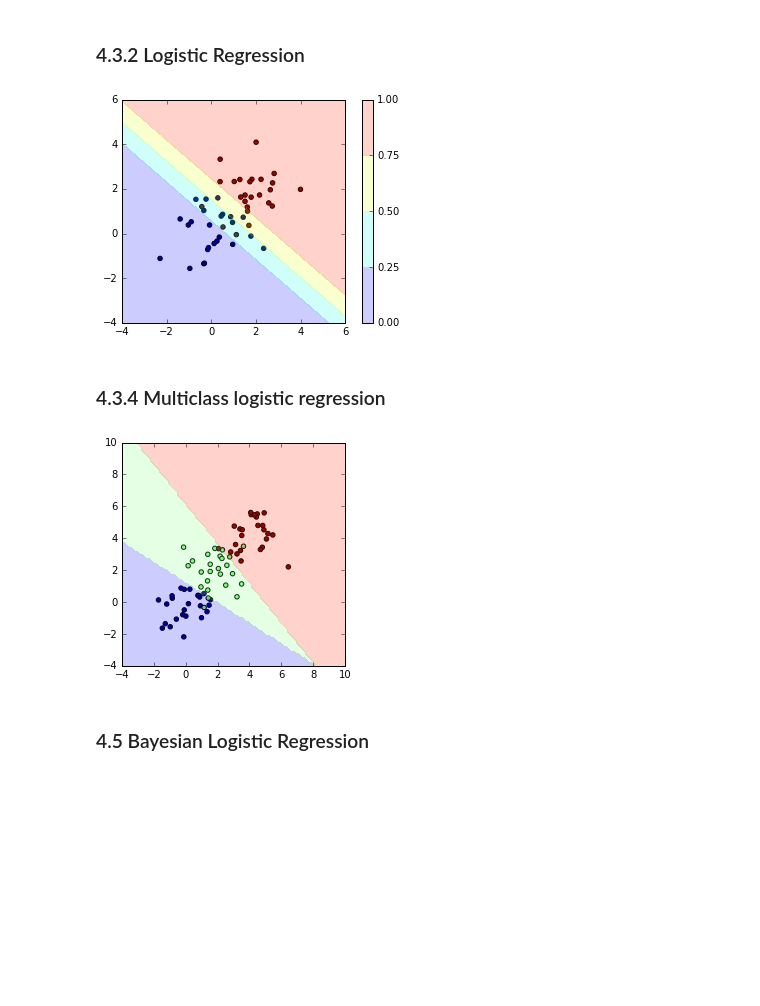
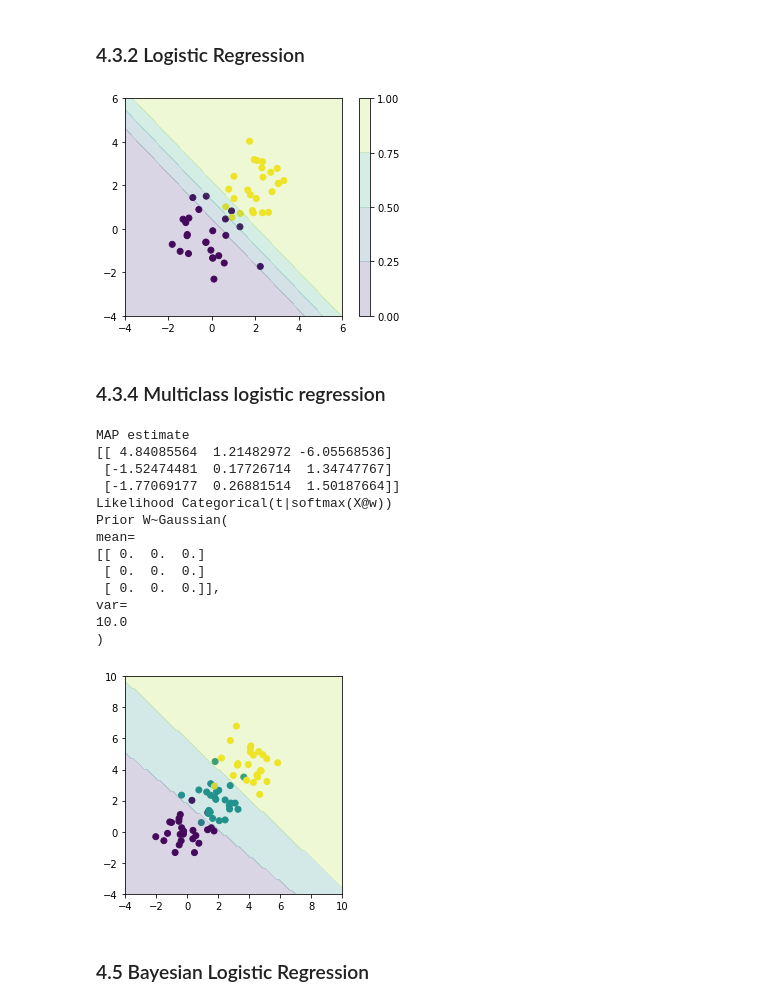
Before and after one commit to ctgk/PRML, a Jupyter notebook: notebooks/ch04_Linear_Models_for_Classfication.ipynb, the cells around one changed output. Cells and saved outputs as stored; diff of their text form; code cells hidden in the pictures; blank space fills up the shorter version.

Commit message:
linear models for classification

```diff
--- a/notebooks/ch04_Linear_Models_for_Classfication.ipynb
+++ b/notebooks/ch04_Linear_Models_for_Classfication.ipynb
@@ -148,9 +150,9 @@ feature = PolynomialFeatures(degree=1)
 X_train = feature.transform(x_train)
 X_test = feature.transform(x_test)
 
-model = LogisticRegressor()
-model.fit(X_train, y_train)
-y = model.predict_proba(X_test)
+model = LogisticRegressor(w=MultivariateGaussian(mean=np.zeros(X_train.shape[1]), precision=1.))
+model.map(X_train, y_train)
+y = model.proba(X_test)
 
 plt.scatter(x_train[:, 0], x_train[:, 1], c=y_train)
 plt.contourf(x1_test, x2_test, y.reshape(100, 100), np.linspace(0, 1, 5), alpha=0.2)
@@ -160,30 +162,44 @@ plt.ylim(-4, 6)
 plt.gca().set_aspect('equal', adjustable='box')
 plt.show()
 # %% [output]
-[figure, old version]
+[figure, new version]
 # %% [markdown]
 ### 4.3.4 Multiclass logistic regression
 # %%
 x_train, y_train = create_toy_data(add_class=True)
 x1, x2 = np.meshgrid(np.linspace(-4, 10, 100), np.linspace(-4, 10, 100))
 x = np.array([x1, x2]).reshape(2, -1).T
 
 feature = PolynomialFeatures(1)
 X_train = feature.transform(x_train)
 X = feature.transform(x)
 
-model = MultiClassLogisticRegressor()
-model.fit(X_train, y_train, iter_max=10000)
-y = model.predict(X)
+model = SoftmaxRegressor(W=Gaussian(mean=np.zeros((X_train.shape[1], y_train.max() + 1)), precision=0.1))
+model.map(X_train, y_train, max_iter=1000, learning_rate=0.01)
+y = model.classify(X)
+print(model)
 
 plt.scatter(x_train[:, 0], x_train[:, 1], c=y_train)
 plt.contourf(x1, x2, y.reshape(100, 100), alpha=0.2, levels=np.array([0., 0.5, 1.5, 2.]))
 plt.xlim(-4, 10)
 plt.ylim(-4, 10)
 plt.gca().set_aspect('equal', adjustable='box')
 plt.show()
 # %% [output]
+MAP estimate
+[[ 4.84085564  1.21482972 -6.05568536]
+ [-1.52474481  0.17726714  1.34747767]
+ [-1.77069177  0.26881514  1.50187664]]
+Likelihood Categorical(t|softmax(X@w))
+Prior W~Gaussian(
+mean=
+[[ 0.  0.  0.]
+ [ 0.  0.  0.]
+ [ 0.  0.  0.]],
+var=
+10.0
+)
-[figure, old version]
+[figure, new version]
 # %% [markdown]
 ### 4.5 Bayesian Logistic Regression
 # %%
```
Also changed, not shown: parts of 6 cells of this notebook, 5 other files.
